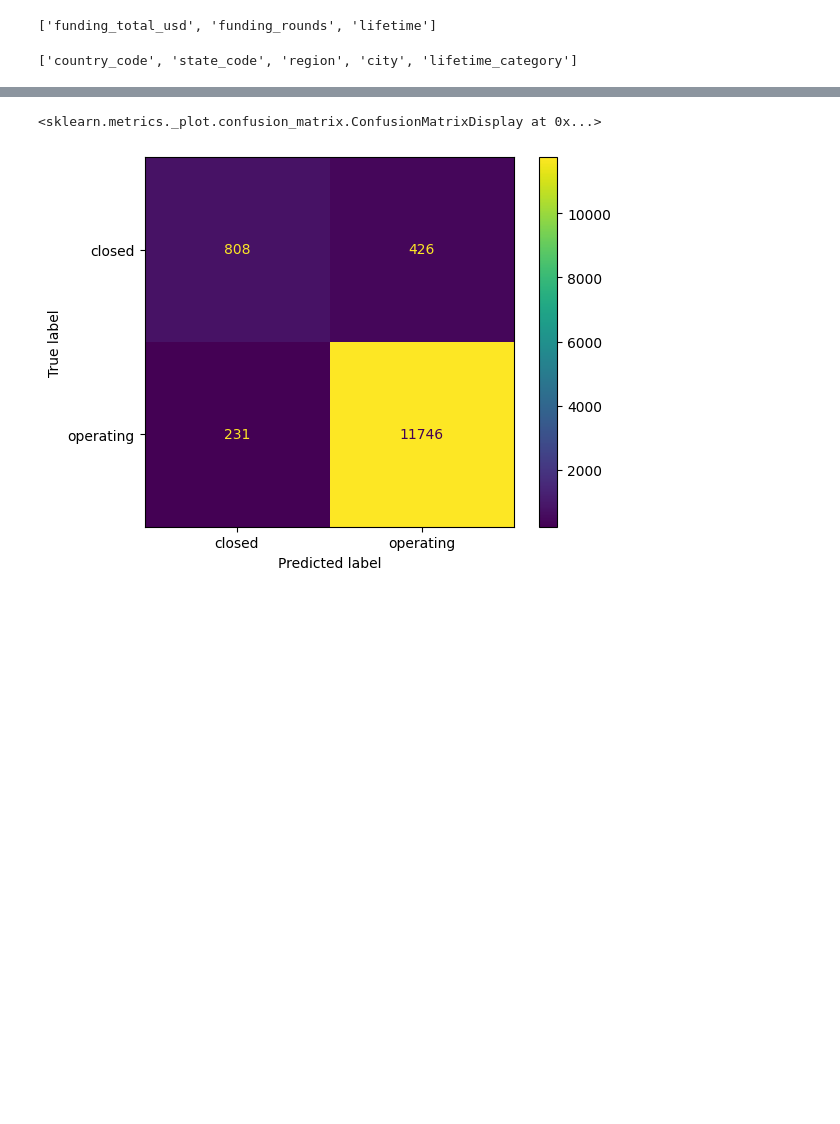
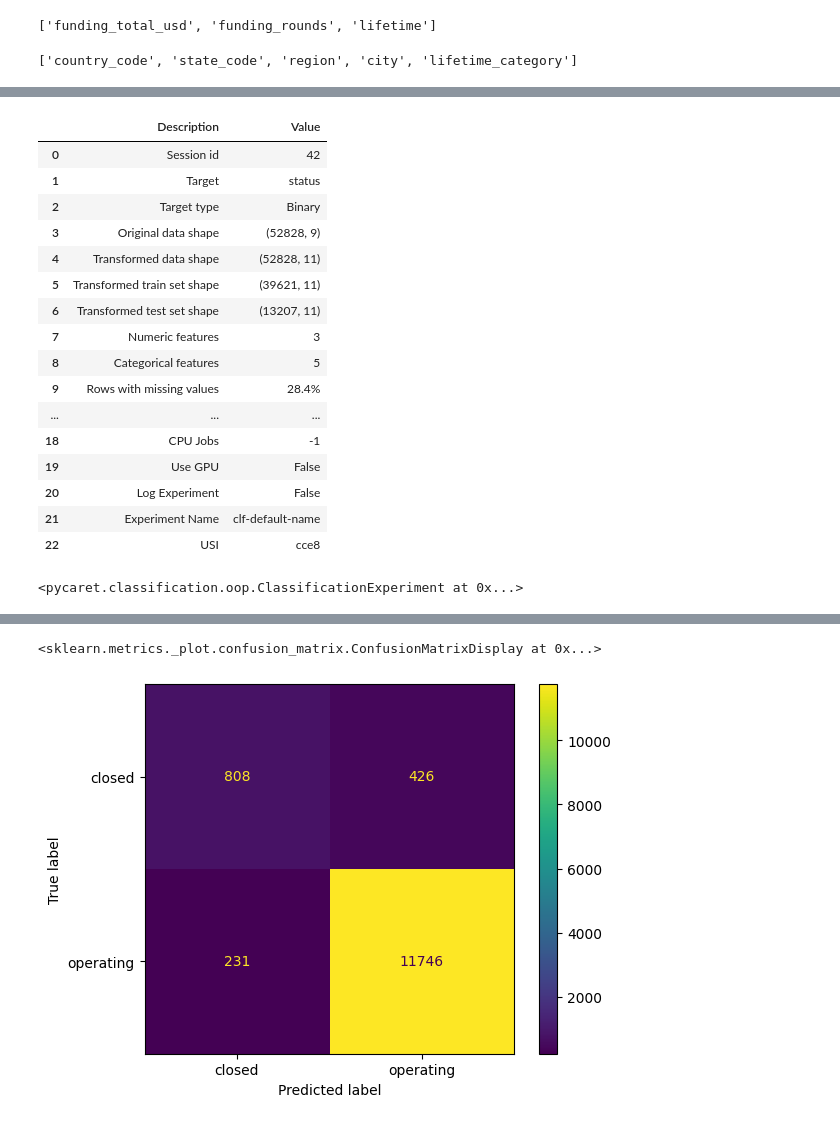
Before and after one commit to FedorSafonov/Predicting-the-success-of-startups, a Jupyter notebook: startup_data_preparation_baseline.ipynb, the cells around one changed output, grey strips where cells are left out. Saved outputs shown, nothing was run; the diff lists cells and outputs as text; code cells hidden in the pictures; blank space fills up the shorter version.

```diff
--- a/startup_data_preparation_baseline.ipynb
+++ b/startup_data_preparation_baseline.ipynb
@@ -331,9 +331,14 @@ num_cols
 cat_cols
 # %% [output]
 ['country_code', 'state_code', 'region', 'city', 'lifetime_category']
+# %%
+num_pipe = make_pipeline(SimpleImputer(strategy='constant',fill_value=-1),
+                        StandardScaler())
+cat_pipe = make_pipeline(SimpleImputer(strategy='constant',fill_value='unknown'),
+                        OrdinalEncoder(handle_unknown='use_encoded_value', unknown_value=-1))
 # %%
-prepocessing = make_column_transformer((StandardScaler(), num_cols),
-                                       (OrdinalEncoder(handle_unknown='use_encoded_value', unknown_value=-1), cat_cols),
+prepocessing = make_column_transformer((num_pipe, num_cols),
+                                       (cat_pipe, cat_cols),
                                        remainder='drop')
 # %%
 prepocessing
@@ -349,7 +363,8 @@ ColumnTransformer(transformers=[('standardscaler', StandardScaler(),
 # %%
 from sklearn.ensemble import RandomForestClassifier
 
-pipeline = make_pipeline(prepocessing, RandomForestClassifier(n_estimators=300, max_depth=30, random_state=42, class_weight='balanced'))
+pipeline = make_pipeline(prepocessing,
+                         RandomForestClassifier(n_estimators=300, max_depth=30, random_state=42, class_weight='balanced'))
 # %%
 pipeline.fit(train_X, train_y)
 # %% [output]
@@ -380,0 +420,25 @@ f1_score(test_y, predict, pos_label='closed')
+# %%
+train = pd.merge(right=train_y,left=train_X[num_cols+cat_cols],left_index=True,right_index=True)
+target_mapping = {'closed': 1, 'operating': 0}
+train.status = train.status.map(target_mapping)
+
+setup(train,train_size=0.75,target='status',session_id=42)
+# %% [output]
+|  | Description | Value |
+| 0 | Session id | 42 |
+| 1 | Target | status |
+| 2 | Target type | Binary |
+| 3 | Original data shape | (52828, 9) |
+| 4 | Transformed data shape | (52828, 11) |
+| 5 | Transformed train set shape | (39621, 11) |
+| 6 | Transformed test set shape | (13207, 11) |
+| 7 | Numeric features | 3 |
+| 8 | Categorical features | 5 |
+| 9 | Rows with missing values | 28.4% |
+| ... | ... | ... |
+| 18 | CPU Jobs | -1 |
+| 19 | Use GPU | False |
+| 20 | Log Experiment | False |
+| 21 | Experiment Name | clf-default-name |
+| 22 | USI | cce8 |
+<pycaret.classification.oop.ClassificationExperiment at 0x...>
```
Also changed, not shown: parts of 16 cells of this notebook, 1 other file.
